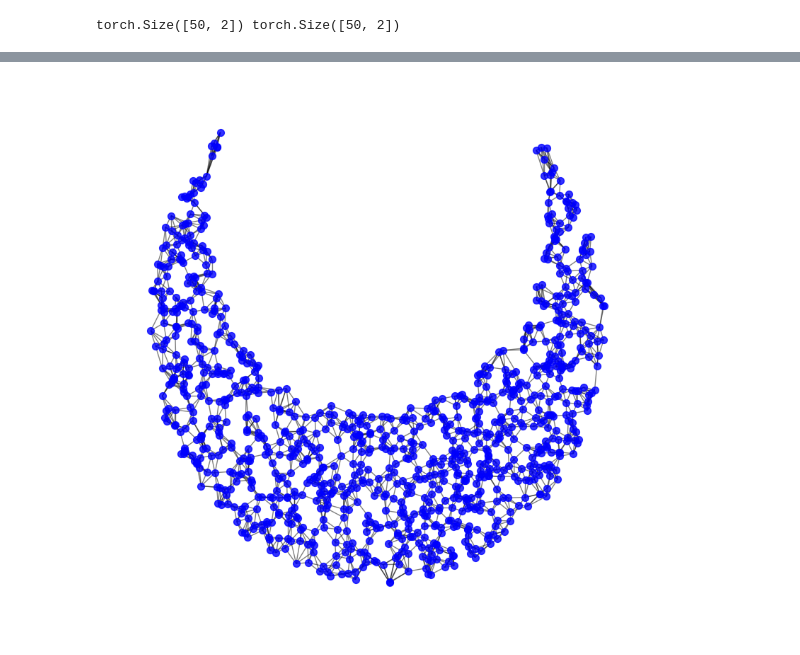
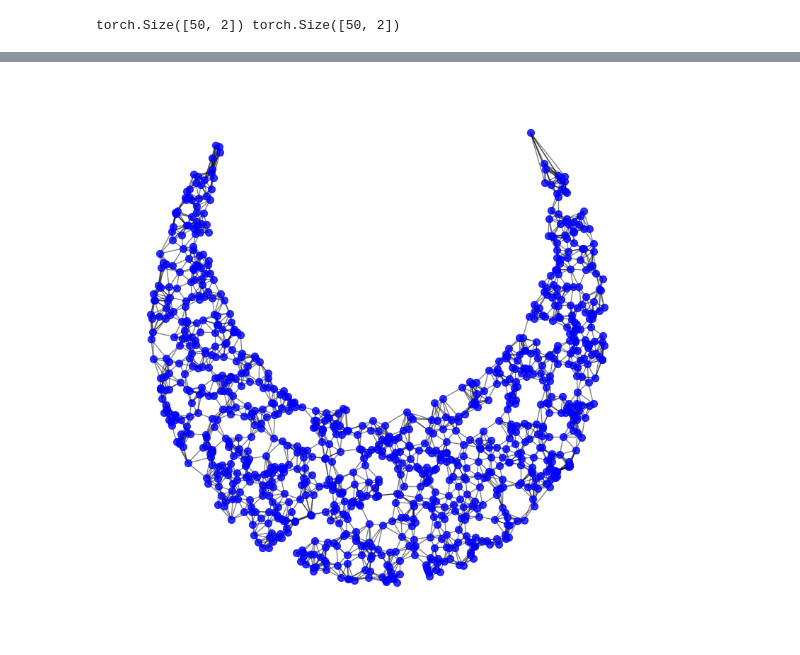
Before and after one commit to kerrianlc/Sinkhorn, a Jupyter notebook: src/plots.ipynb, the cells around one changed output, grey strips where cells are left out. Saved outputs shown, nothing was run; the diff lists cells and outputs as text; code cells hidden in the pictures.

Commit message:
[add plots]

```diff
--- a/src/plots.ipynb
+++ b/src/plots.ipynb
@@ -341,8 +341,8 @@ step 30
 # %%
-cost = ManifoldProjection(horn_pts, k_neighbor=7, closing_manifold_ratio=0.2, manifold_ratio=0.4)
+cost = ManifoldProjection(horn_pts, k_neighbor=8, closing_manifold_ratio=0.2, manifold_ratio=0.4)
 cost.draw_graph()
 # %% [output]
-[figure, old version]
+[figure, new version]
 # %%
 
 cost.precompute_all_cache()
```
Also changed, not shown: parts of 2 cells of this notebook, 13 other files.
